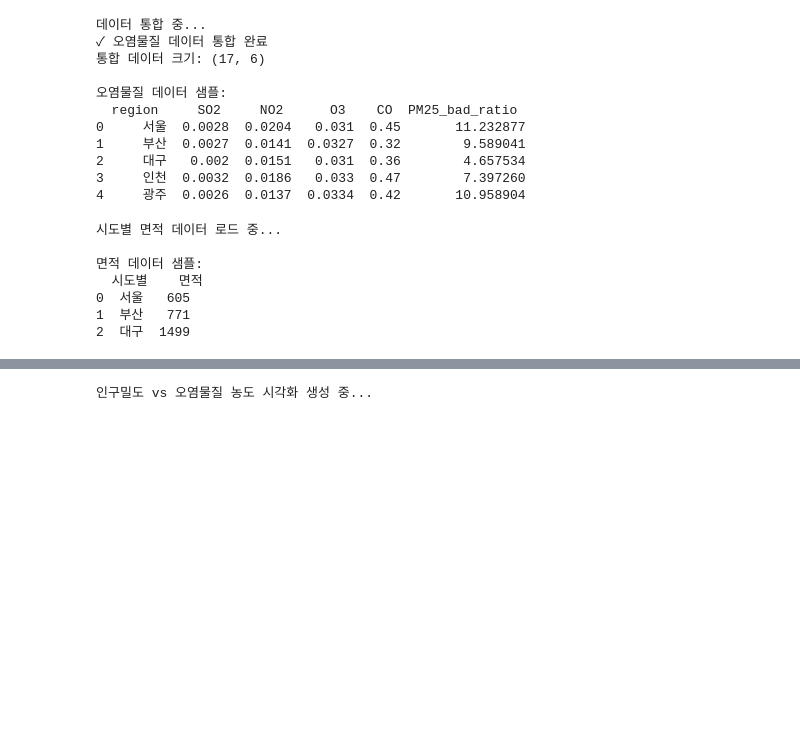
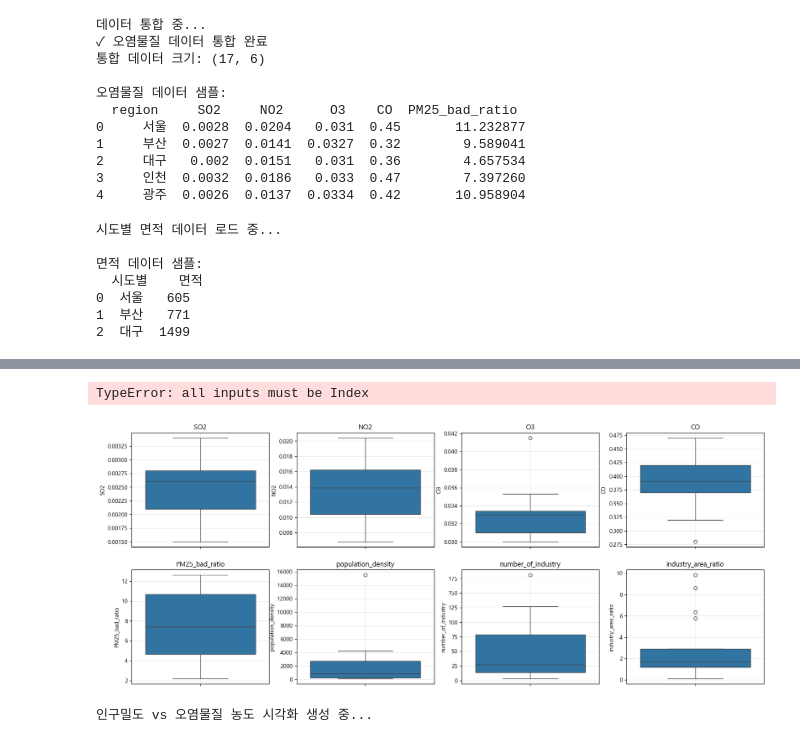
Before and after one commit to Encore-SKN-17/EDA_MINI_3TEAM, a Jupyter notebook: graph.ipynb, the cells around one changed output, grey strips where cells are left out. Cells and saved outputs as stored; diff of their text form; code cells hidden in the pictures; blank space fills up the shorter version.

```diff
--- a/graph.ipynb
+++ b/graph.ipynb
@@ -252,0 +284,21 @@ max          15533.000000          181.000000             9.845370
+# %%
+# 이상치 확인은 어떻게 할까...
+# 이상치 행만 모아 컬럼별로 딕셔너리로 저장
+outlier_dict = {}
+num_cols = pollution_data.select_dtypes(include=[np.number]).columns
+
+for col in num_cols:
+    Q1 = pollution_data[col].quantile(0.25)
+    Q3 = pollution_data[col].quantile(0.75)
+    IQR = Q3 - Q1
+    lower = Q1 - 1.5 * IQR
+    upper = Q3 + 1.5 * IQR
+    outliers = pollution_data[(pollution_data[col] < lower) | (pollution_data[col] > upper)]
+    outlier_dict[col] = outliers
+
+# 예시: SO2 컬럼의 이상치 데이터프레임 확인
+display(outlier_dict['SO2'])
+
+# 모든 컬럼의 이상치 개수 확인
+for col in num_cols:
+    print(f"{col} 이상치 개수: {len(outlier_dict[col])}")
@@ -253,3 +315,14 @@ max          15533.000000          181.000000             9.845370
+# %%
+#데이터 이상치 시각화
+fig, axes = plt.subplots(2, 4, figsize=(20, 8))
+axes = axes.flatten()
+for i, (col, data) in enumerate(pollution_data[num_cols].items()):
+    sns.boxplot(y=data.astype(float), ax=axes[i])
+    axes[i].set_title(col)
+    axes[i].grid(True, alpha=0.3)
+# %% [output]
+TypeError: all inputs must be Index
+[figure, added]
 # %%
 # 7. 인구밀도에 따른 오염물질 농도 시각화
 print("인구밀도 vs 오염물질 농도 시각화 생성 중...")
```
Also changed, not shown: parts of 2 cells of this notebook, 6 other files.
